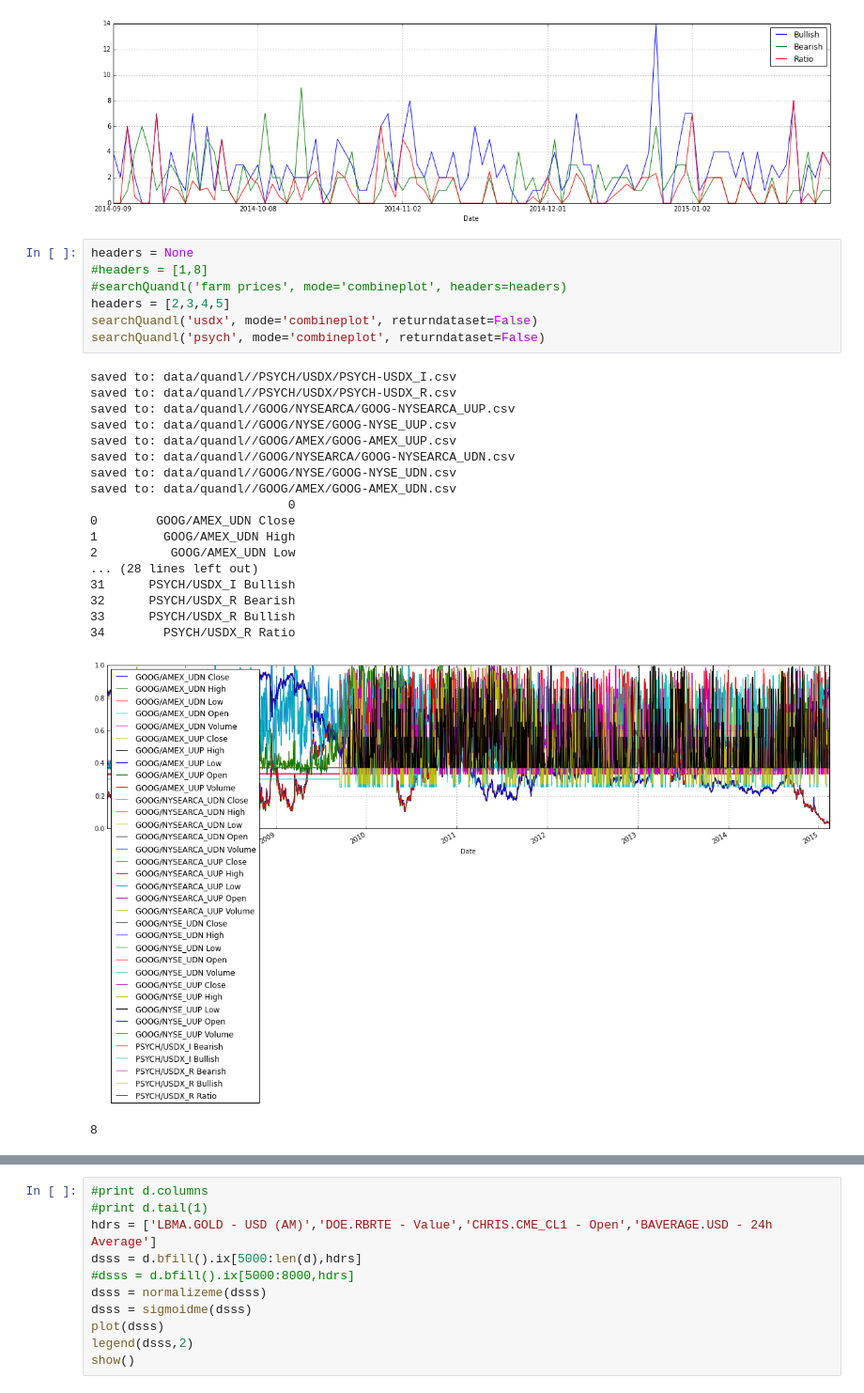
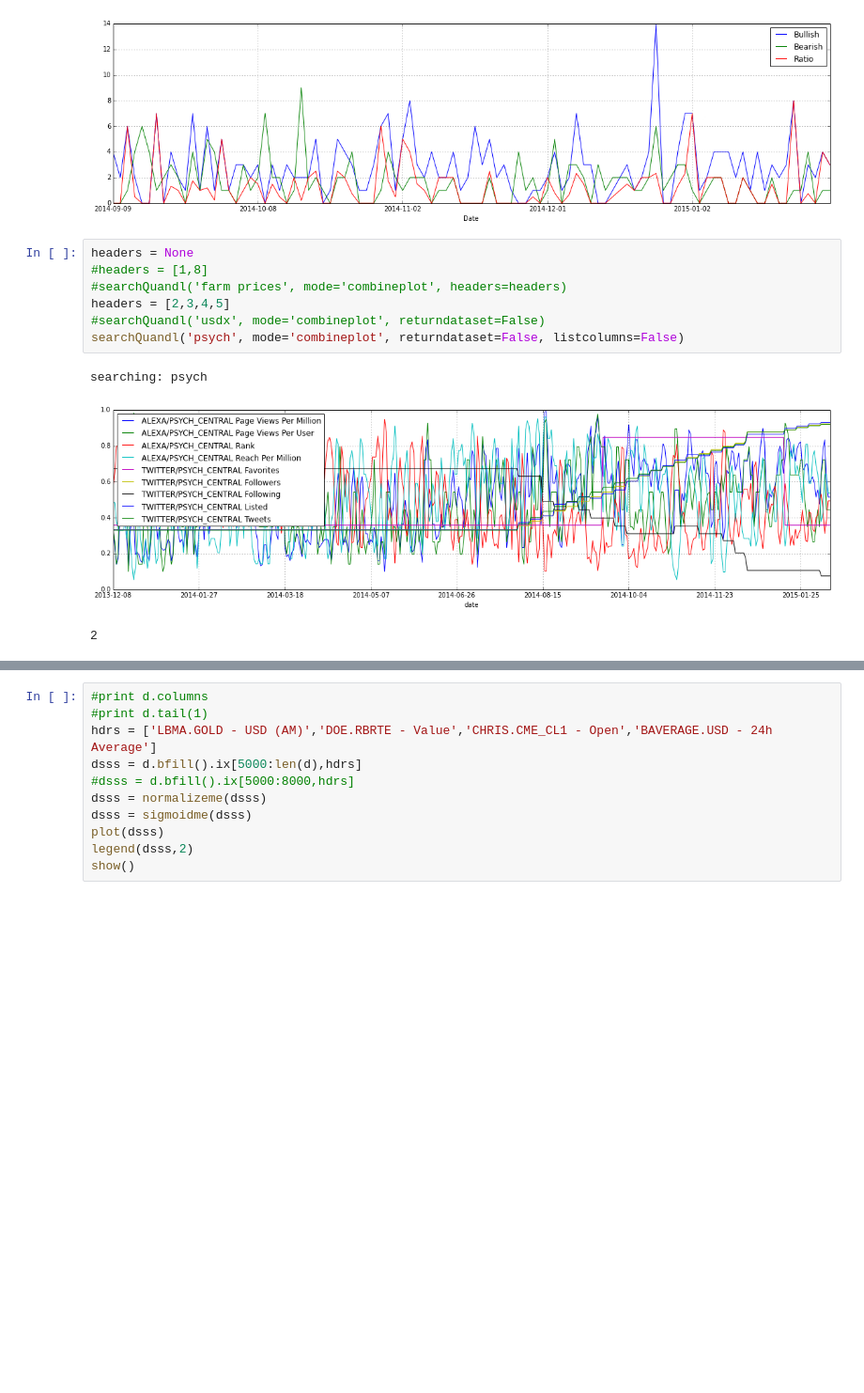
Before and after one commit to qorelogic/ml2, a Jupyter notebook: bin/quandl-fun.ipynb, the cells around one changed output, grey strips where cells are left out. Shown at 94% size. Saved outputs shown, nothing was run; the diff lists cells and outputs as text; blank space fills up the shorter version.

Commit message:
search caching for searchQuandl() quandl-fun mod

```diff
--- a/bin/quandl-fun.ipynb
+++ b/bin/quandl-fun.ipynb
@@ -40,30 +40,14 @@ show()
 # %%
 headers = None
 #headers = [1,8]
 #searchQuandl('farm prices', mode='combineplot', headers=headers)
 headers = [2,3,4,5]
-searchQuandl('usdx', mode='combineplot', returndataset=False)
-searchQuandl('psych', mode='combineplot', returndataset=False)
+#searchQuandl('usdx', mode='combineplot', returndataset=False)
+searchQuandl('psych', mode='combineplot', returndataset=False, listcolumns=False)
 # %% [output]
-saved to: data/quandl//PSYCH/USDX/PSYCH-USDX_I.csv
-saved to: data/quandl//PSYCH/USDX/PSYCH-USDX_R.csv
-saved to: data/quandl//GOOG/NYSEARCA/GOOG-NYSEARCA_UUP.csv
-saved to: data/quandl//GOOG/NYSE/GOOG-NYSE_UUP.csv
-saved to: data/quandl//GOOG/AMEX/GOOG-AMEX_UUP.csv
-saved to: data/quandl//GOOG/NYSEARCA/GOOG-NYSEARCA_UDN.csv
-saved to: data/quandl//GOOG/NYSE/GOOG-NYSE_UDN.csv
-saved to: data/quandl//GOOG/AMEX/GOOG-AMEX_UDN.csv
-                           0
-0        GOOG/AMEX_UDN Close
-1         GOOG/AMEX_UDN High
-2          GOOG/AMEX_UDN Low
-... (28 lines left out)
-31      PSYCH/USDX_I Bullish
-32      PSYCH/USDX_R Bearish
-33      PSYCH/USDX_R Bullish
-34        PSYCH/USDX_R Ratio
+searching: psych
-[figure, old version]
+[figure, new version]
-8
+2
 # %%
 tks = []
 tks.append('LBMA/GOLD') # Gold
```
Also changed, not shown: parts of 2 cells of this notebook, 1 other file.
